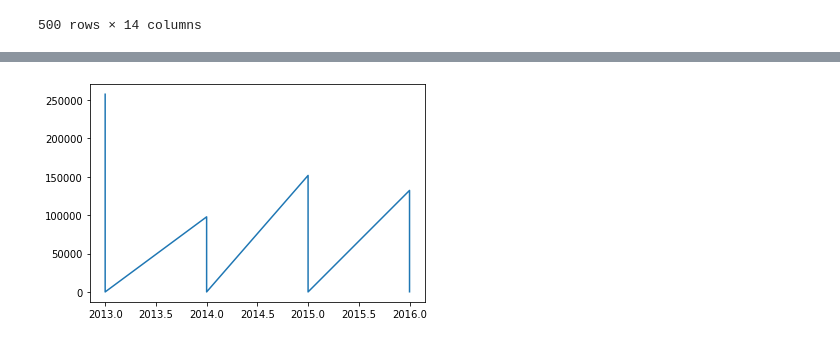
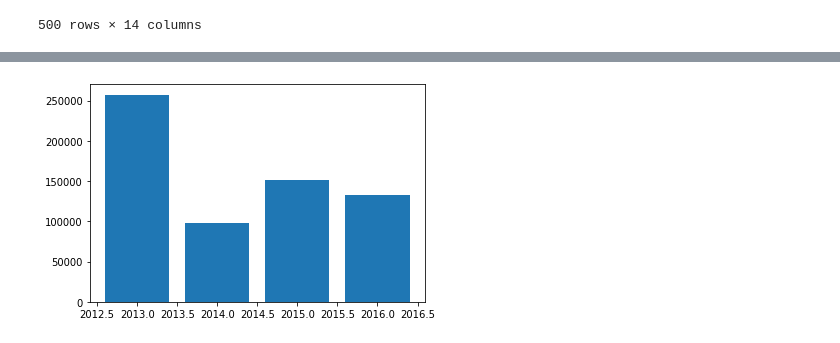
Before and after one commit to JERWIN0/BAT404_FIREMAN, a Jupyter notebook: Explanatory_Analysis_of_Wildfires_Occurrence_Worldwide.ipynb, the cells around one changed output, grey strips where cells are left out. Saved outputs shown, nothing was run; the diff lists cells and outputs as text; code cells hidden in the pictures.

```diff
--- a/Explanatory_Analysis_of_Wildfires_Occurrence_Worldwide.ipynb
+++ b/Explanatory_Analysis_of_Wildfires_Occurrence_Worldwide.ipynb
@@ -90,6 +75,6 @@ Name: ArchiveYear, Length: 1637, dtype: float64
 # %%
-plt.plot(ds.ArchiveYear, ds.AcresBurned)
+plt.bar(ds.ArchiveYear, ds.AcresBurned)
 
 plt.show()
 # %% [output]
-[figure, old version]
+[figure, new version]
```
Also changed, not shown: parts of 1 cell of this notebook.
